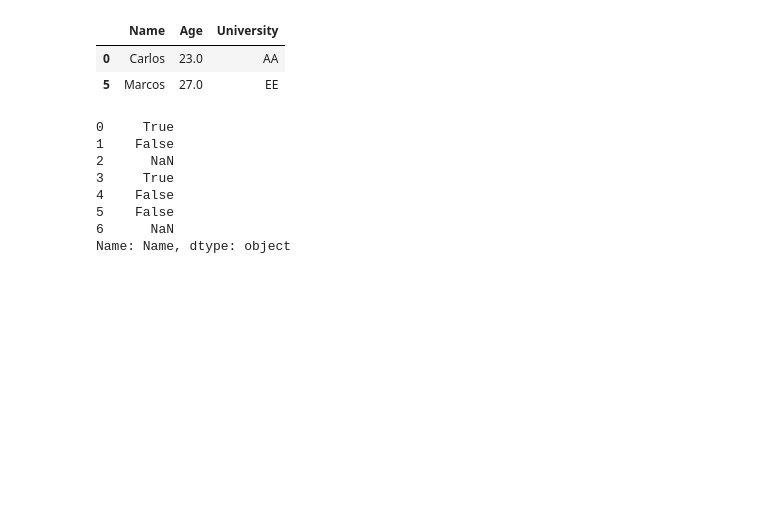
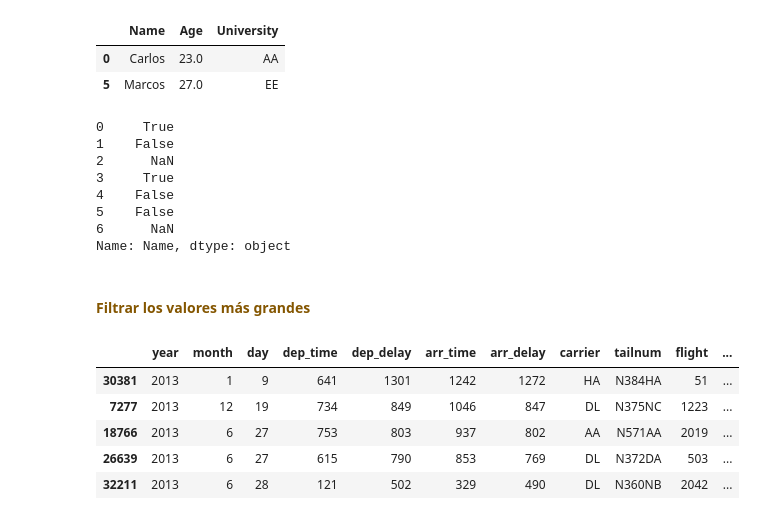
Before and after one commit to charliebrown007/03-Data_wrangling, a Jupyter notebook: 1. Filtrado y selección de datos.ipynb, the cells around one changed output. Drawn from its saved outputs; the diff is of its cells as text; code cells hidden in the pictures; blank space fills up the shorter version.

```diff
--- a/1. Filtrado y selección de datos.ipynb
+++ b/1. Filtrado y selección de datos.ipynb
@@ -430,3 +479,14 @@ x.str.startswith("Ca")
 5    False
 6      NaN
 Name: Name, dtype: object
+# %% [markdown]
+#### <font color=#845600> Filtrar los valores más grandes
+# %%
+df.sort_values(by = ['dep_delay'], ascending = False).head(5)
+# %% [output]
+|  | year | month | day | dep_time | dep_delay | arr_time | arr_delay | carrier | tailnum | flight | ... |
+| 30381 | 2013 | 1 | 9 | 641 | 1301 | 1242 | 1272 | HA | N384HA | 51 | ... |
+| 7277 | 2013 | 12 | 19 | 734 | 849 | 1046 | 847 | DL | N375NC | 1223 | ... |
+| 18766 | 2013 | 6 | 27 | 753 | 803 | 937 | 802 | AA | N571AA | 2019 | ... |
+| 26639 | 2013 | 6 | 27 | 615 | 790 | 853 | 769 | DL | N372DA | 503 | ... |
+| 32211 | 2013 | 6 | 28 | 121 | 502 | 329 | 490 | DL | N360NB | 2042 | ... |
```
Also changed, not shown: parts of 15 cells of this notebook, 2 other files.
